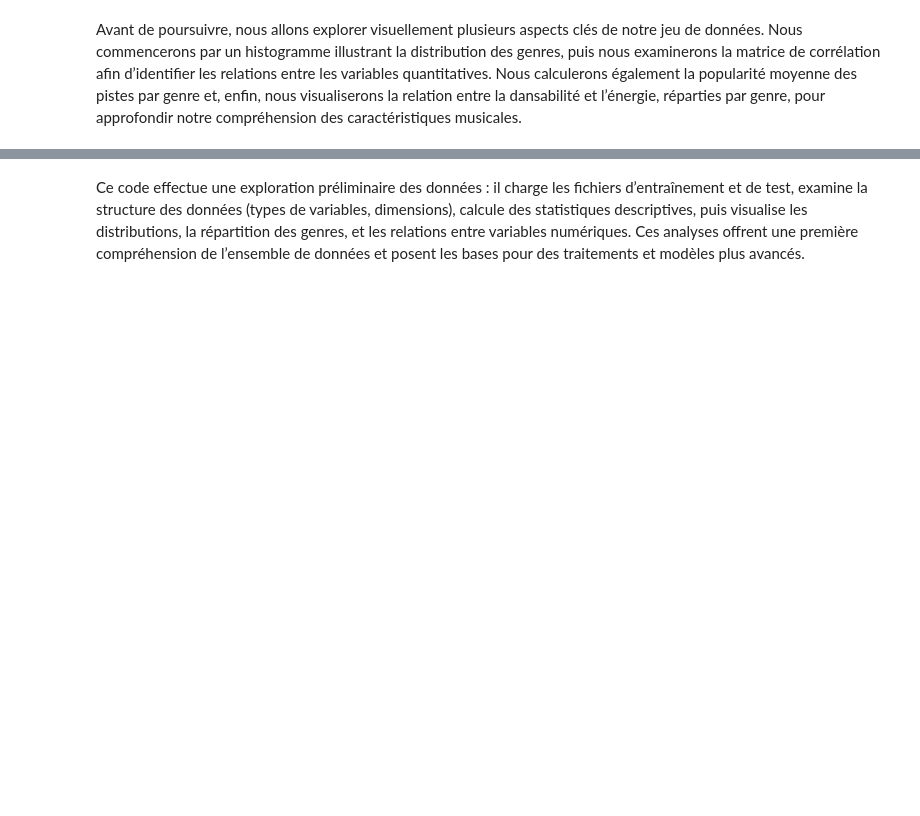
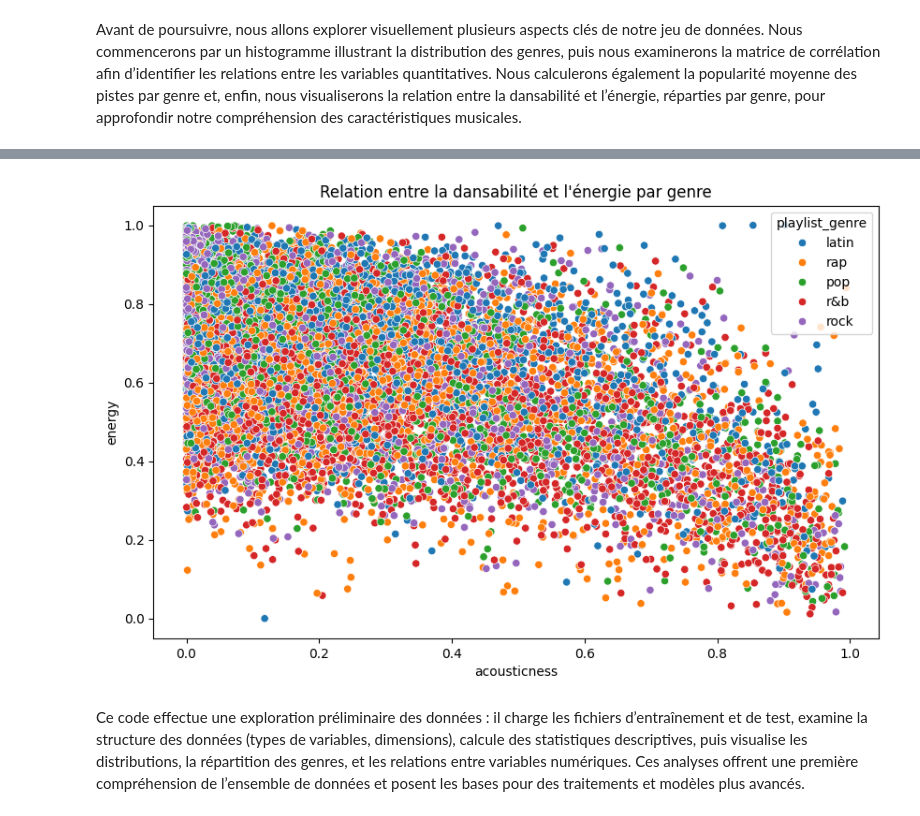
Before and after one commit to Bees11111/DeepLearning_Project, a Jupyter notebook: Projet-2/partie1.ipynb, the cells around one changed output, grey strips where cells are left out. Drawn from its saved outputs; the diff is of its cells as text; code cells hidden in the pictures; blank space fills up the shorter version.

```diff
--- a/Projet-2/partie1.ipynb
+++ b/Projet-2/partie1.ipynb
@@ -110,9 +192,11 @@ print(popularity_by_genre)
 # %%
-# Nuage de points montrant la relation entre la dansabilité, l'énergie et le genre de playlist
+# Nuage de points montrant la relation entre la loudness, l'énergie et le genre de playlist
 plt.figure(figsize=(10, 6))
-sns.scatterplot(data=train_df, x="danceability", y="energy", hue="playlist_genre")
+sns.scatterplot(data=train_df, x="acousticness", y="energy", hue="playlist_genre")
 plt.title("Relation entre la dansabilité et l'énergie par genre")
 plt.show()
+# %% [output]
+[figure, added]
 # %% [markdown]
 Ce code effectue une exploration préliminaire des données : il charge les fichiers d’entraînement et de test, examine la structure des données (types de variables, dimensions), calcule des statistiques descriptives, puis visualise les distributions, la répartition des genres, et les relations entre variables numériques. Ces analyses offrent une première compréhension de l’ensemble de données et posent les bases pour des traitements et modèles plus avancés.
 # %% [markdown]
```
Also changed, not shown: parts of 29 cells of this notebook, 8 other files.
